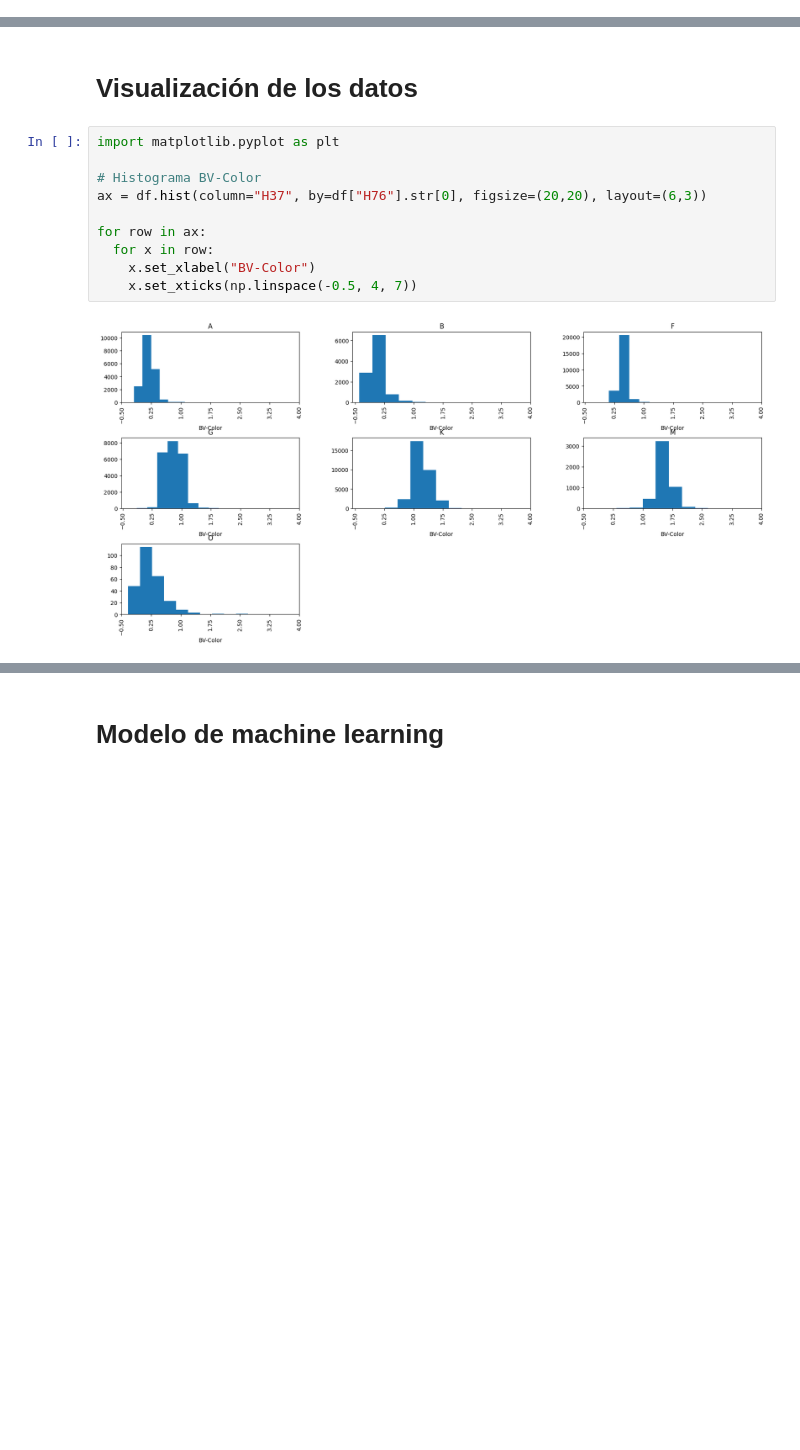
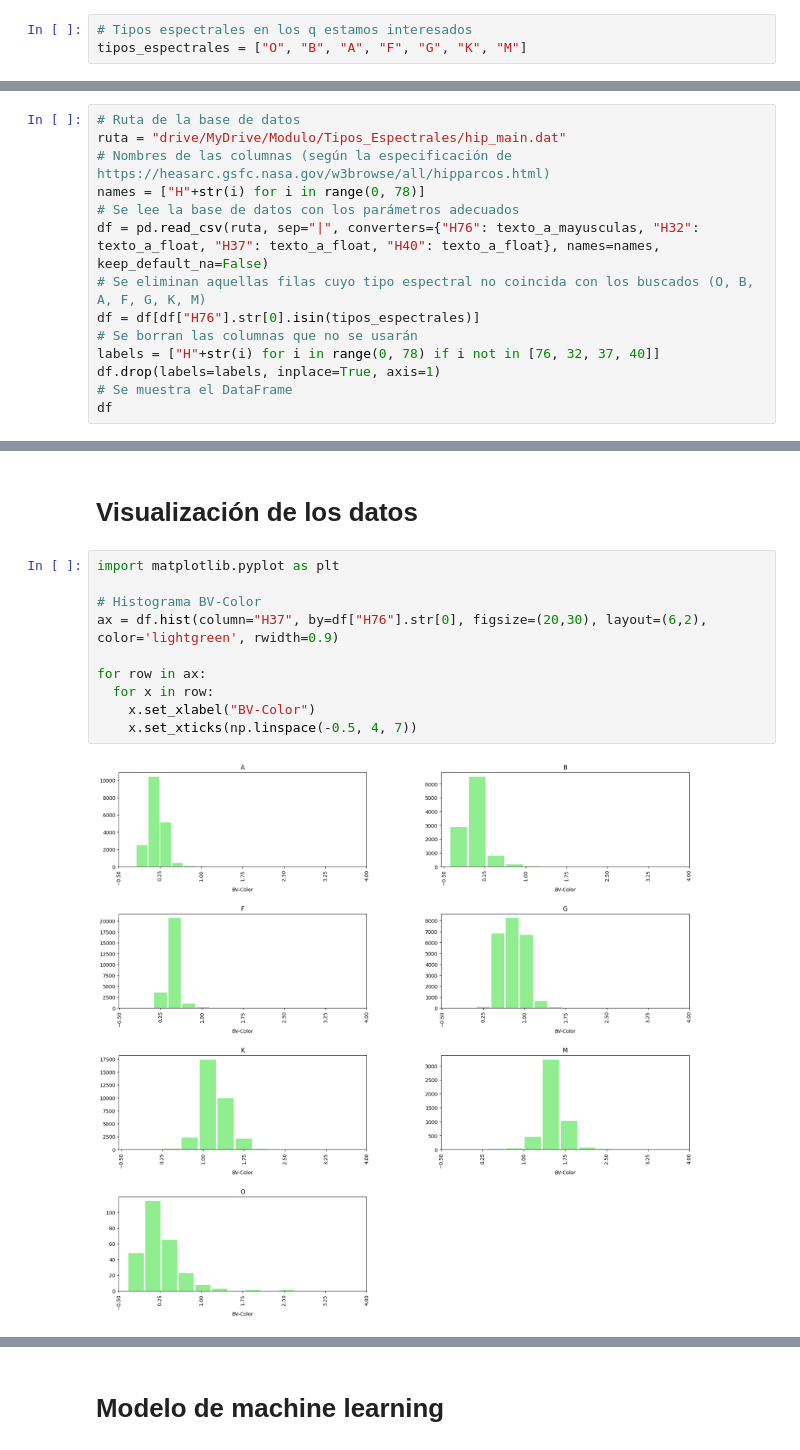
Before and after one commit to bsttiv/tipos_espectrales, a Jupyter notebook: Tipos_Espectrales.ipynb, the cells around one changed output, grey strips where cells are left out. Drawn from its saved outputs; the diff is of its cells as text; blank space fills up the shorter version.

Commit message:
Avance en limpieza y visualización de datos

```diff
--- a/Tipos_Espectrales.ipynb
+++ b/Tipos_Espectrales.ipynb
@@ -10,4 +10,7 @@ Mounted at /content/drive
 # Se importa pandas para procesar los datos
 import pandas as pd
 import numpy as np
+# %%
+# Tipos espectrales en los q estamos interesados
+tipos_espectrales = ["O", "B", "A", "F", "G", "K", "M"]
 # %%
@@ -44,0 +31,14 @@ df
+# %%
+# Ruta de la base de datos
+ruta = "drive/MyDrive/Modulo/Tipos_Espectrales/hip_main.dat"
+# Nombres de las columnas (según la especificación de https://heasarc.gsfc.nasa.gov/w3browse/all/hipparcos.html)
+names = ["H"+str(i) for i in range(0, 78)]
+# Se lee la base de datos con los parámetros adecuados
+df = pd.read_csv(ruta, sep="|", converters={"H76": texto_a_mayusculas, "H32": texto_a_float, "H37": texto_a_float, "H40": texto_a_float}, names=names, keep_default_na=False)
+# Se eliminan aquellas filas cuyo tipo espectral no coincida con los buscados (O, B, A, F, G, K, M)
+df = df[df["H76"].str[0].isin(tipos_espectrales)]
+# Se borran las columnas que no se usarán
+labels = ["H"+str(i) for i in range(0, 78) if i not in [76, 32, 37, 40]]
+df.drop(labels=labels, inplace=True, axis=1)
+# Se muestra el DataFrame
+df
@@ -63,13 +160,13 @@ https://heasarc.gsfc.nasa.gov/w3browse/all/hipparcos.html
 # %%
 import matplotlib.pyplot as plt
 
 # Histograma BV-Color
-ax = df.hist(column="H37", by=df["H76"].str[0], figsize=(20,20), layout=(6,3))
+ax = df.hist(column="H37", by=df["H76"].str[0], figsize=(20,30), layout=(6,2), color='lightgreen', rwidth=0.9)
 
 for row in ax:
   for x in row:
     x.set_xlabel("BV-Color")
     x.set_xticks(np.linspace(-0.5, 4, 7))
 # %% [output]
-[figure, old version]
+[figure, new version]
 # %%
```
Also changed, not shown: parts of 17 cells of this notebook.
